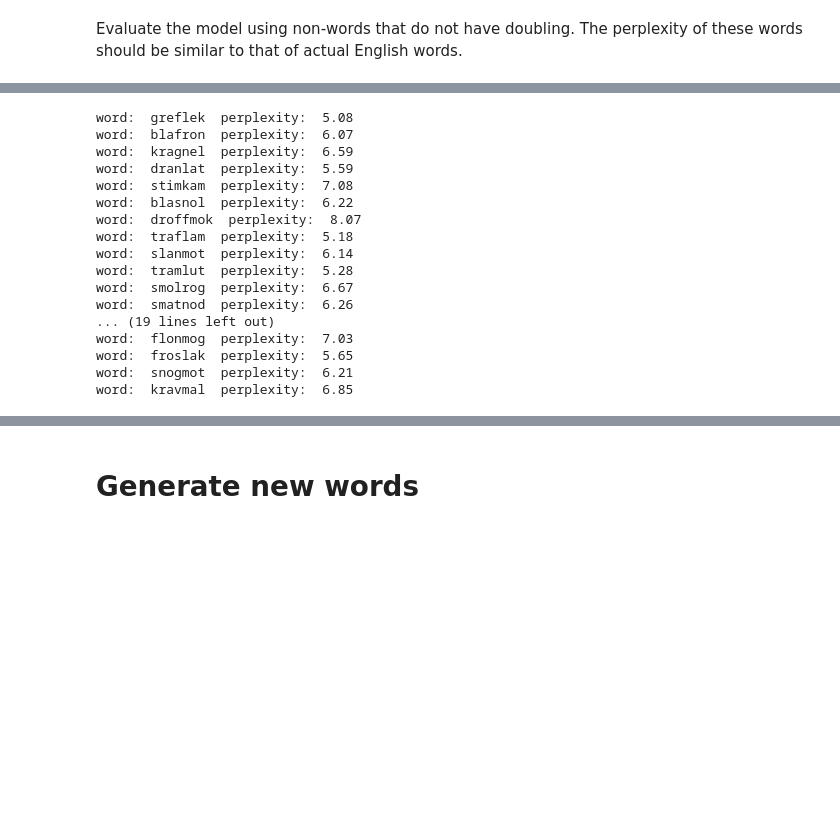
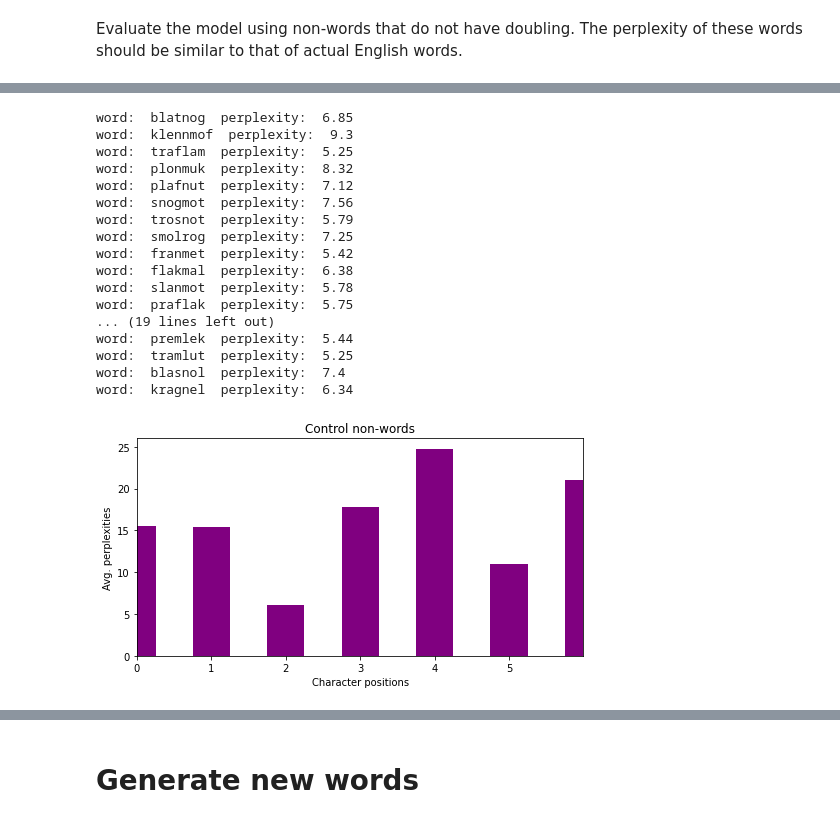
Before and after one commit to mplatt27/Language-Model-Linguistic-Doubling-Task, a Jupyter notebook: LanguageModel.ipynb, the cells around one changed output, grey strips where cells are left out. Saved outputs shown, nothing was run; the diff lists cells and outputs as text; code cells hidden in the pictures; blank space fills up the shorter version.

```diff
--- a/LanguageModel.ipynb
+++ b/LanguageModel.ipynb
@@ -1040,7 +1138,8 @@ batch_generator = generate_batches(dataset,
 running_acc = 0.
 model.eval()
 
-word_perplexities = {} # maps words --> perplexity values
+word_perplexities_control = {} # maps words --> perplexity values
+position_perplexities_control = {}
 
 for batch_index, batch_dict in enumerate(batch_generator):
 
@@ -1048,7 +1147,8 @@ for batch_index, batch_dict in enumerate(batch_generator):
     y_pred = model(x_in=batch_dict['x_data'])
 
     # initialize dictionary
-    word_perplexities[batch_index] = {}
+    word_perplexities_control[batch_index] = {}
+    position_perplexities_control[batch_index] = {}
 
     # iterate over each word in the batch, and calculate the loss for that word
     # save perplexity to dict
@@ -1057,15 +1157,24 @@ for batch_index, batch_dict in enumerate(batch_generator):
     for i in range(1):
         word_loss = sequence_loss(y_pred[start:end,:],batch_dict['y_target'][start:end,:], mask_index)
 
-        # reconstruct the word
+        # reconstruct the word and pp at each char posiiton
         word = ""
+        start_pos = 0
+        end_pos = 1
         for j in range(34):
             curr_char_index = batch_dict['y_target'][i][j].item()
             if curr_char_index >= 4:
                 curr_char = vectorizer.char_vocab._idx_to_token[curr_char_index]
                 word += curr_char
+
+            position_loss = sequence_loss(y_pred[:, start_pos:end_pos],batch_dict['y_target'][:, start_pos:end_pos], mask_index)
+            position_pp = math.pow(2,position_loss)
+            position_perplexities_control[batch_index][j] = position_pp
+            start_pos += 1
+            end_pos += 1
+
         pp = math.pow(2,word_loss)
-        word_perplexities[batch_index][word] = pp
+        word_perplexities_control[batch_index][word] = pp
 
         start += 1
         end += 1
@@ -1093,23 +1202,47 @@ Test Accuracy: 22.73809523809524
 # %%
 # print the perplexities for each word
-for b, w_dict in word_perplexities.items():
+for b, w_dict in word_perplexities_control.items():
     for w, p in w_dict.items():
         print("word: ", w, " perplexity: ", round(p,2))
 # %% [output]
-word:  greflek  perplexity:  5.08
-word:  blafron  perplexity:  6.07
-word:  kragnel  perplexity:  6.59
-word:  dranlat  perplexity:  5.59
-word:  stimkam  perplexity:  7.08
-word:  blasnol  perplexity:  6.22
-word:  droffmok  perplexity:  8.07
-word:  traflam  perplexity:  5.18
-word:  slanmot  perplexity:  6.14
-word:  tramlut  perplexity:  5.28
-word:  smolrog  perplexity:  6.67
-word:  smatnod  perplexity:  6.26
+word:  blatnog  perplexity:  6.85
+word:  klennmof  perplexity:  9.3
+word:  traflam  perplexity:  5.25
+word:  plonmuk  perplexity:  8.32
+word:  plafnut  perplexity:  7.12
+word:  snogmot  perplexity:  7.56
+word:  trosnot  perplexity:  5.79
+word:  smolrog  perplexity:  7.25
+word:  franmet  perplexity:  5.42
+word:  flakmal  perplexity:  6.38
+word:  slanmot  perplexity:  5.78
+word:  praflak  perplexity:  5.75
 ... (19 lines left out)
-word:  flonmog  perplexity:  7.03
-word:  froslak  perplexity:  5.65
-word:  snogmot  perplexity:  6.21
-word:  kravmal  perplexity:  6.85
+word:  premlek  perplexity:  5.44
+word:  tramlut  perplexity:  5.25
+word:  blasnol  perplexity:  7.4
+word:  kragnel  perplexity:  6.34
+# %%
+# get the perpelxity at each character position (averaged over each non-doubling word)
+avgs_control = {}
+for batch, char_dict in position_perplexities_control.items():
+    for ch, p in char_dict.items():
+        if avgs_control.get(ch):
+            avgs_control[ch] += p
+        else:
+            avgs_control[ch] = p
+avgs_control = {k: v / 19 for k, v in avgs_control.items()}
+
+# plot
+df_control = pd.DataFrame(list(avgs_control.items()), columns=['Character Positions', 'control'])
+plt.bar(df_control['Character Positions'], df_control['control'], color='purple', width=0.5)
+plt.title('Control non-words')
+plt.xlabel('Character positions')
+plt.ylabel('Avg. perplexities')
+plt.xlim(0,6)
+plt.xticks(np.arange(0, 6, 1))
+plt.rcParams["figure.figsize"] = (8, 4)
+plt.show()
+print('\n')
+# %% [output]
+[figure, added]
```
Also changed, not shown: parts of 11 cells of this notebook.
